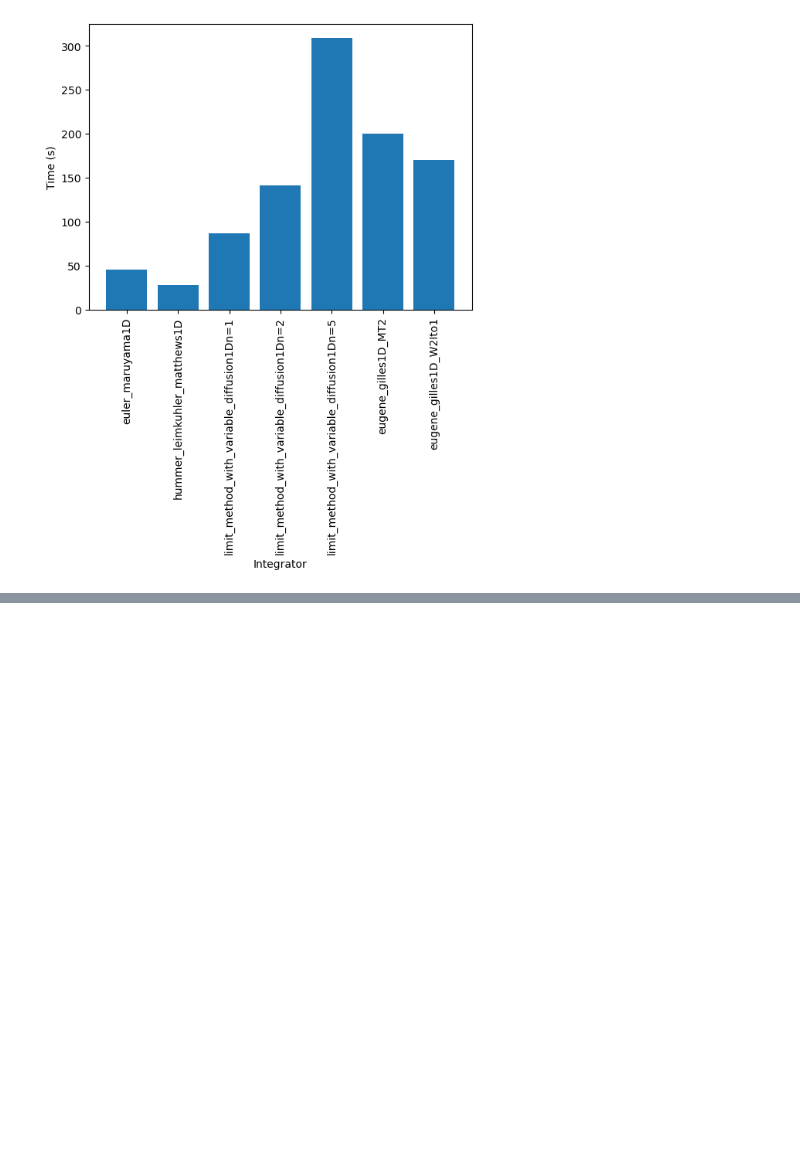
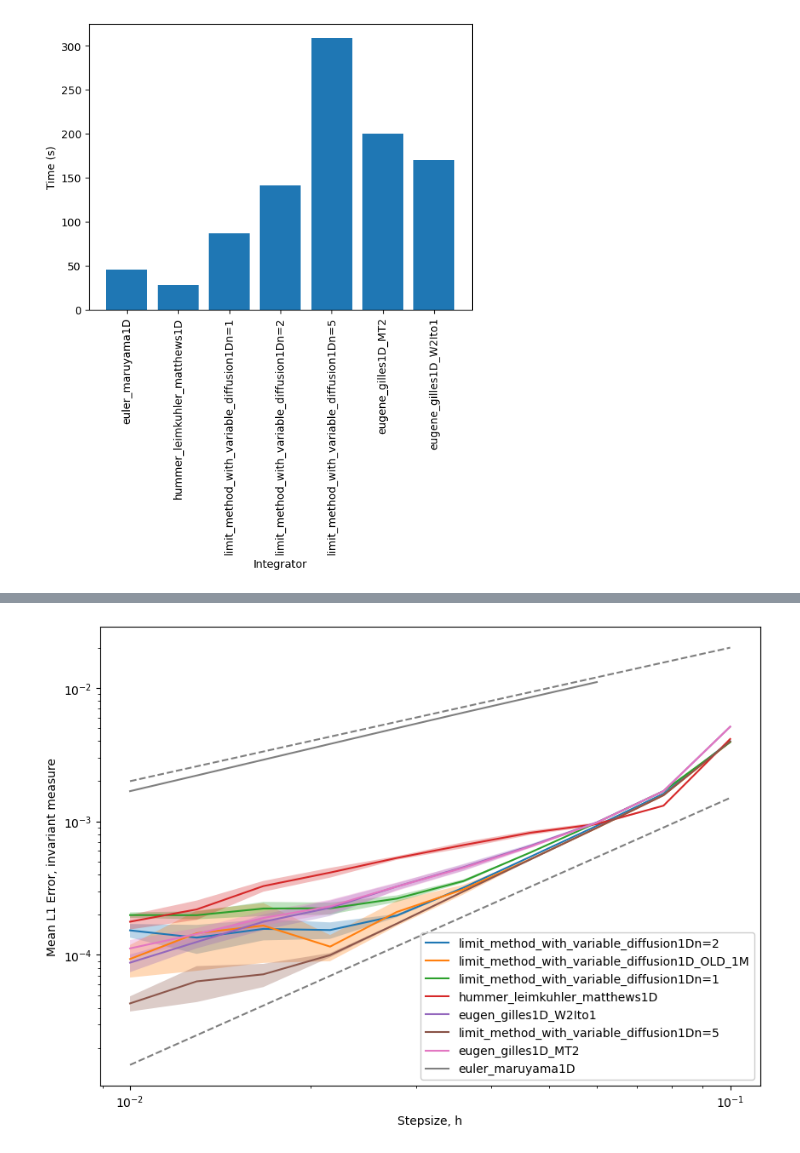
Before and after one commit to dominicp6/Integrators_for_Multiplicative_Noise, a Jupyter notebook: plotting.ipynb, the cells around one changed output, grey strips where cells are left out. Cells and saved outputs as stored; diff of their text form; code cells hidden in the pictures; blank space fills up the shorter version.

```diff
--- a/plotting.ipynb
+++ b/plotting.ipynb
@@ -75,0 +78,4 @@ FileNotFoundError: [Errno 2] No such file or directory: './simulation_results/qu
+# %%
+plot_experiments("softWell1D_10M", offset1=0.2, offset2=0.15)
+# %% [output]
+[figure, added]
```
Also changed, not shown: parts of 9 cells of this notebook.
